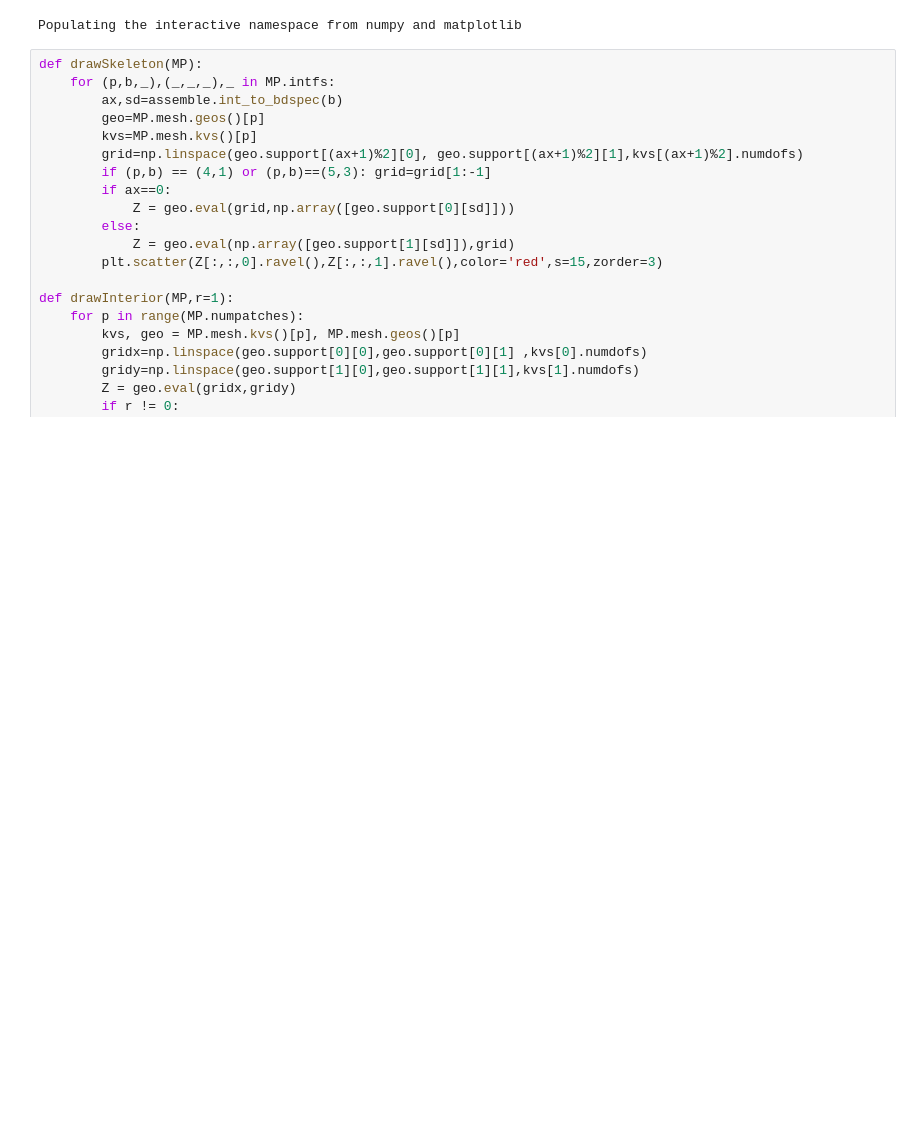
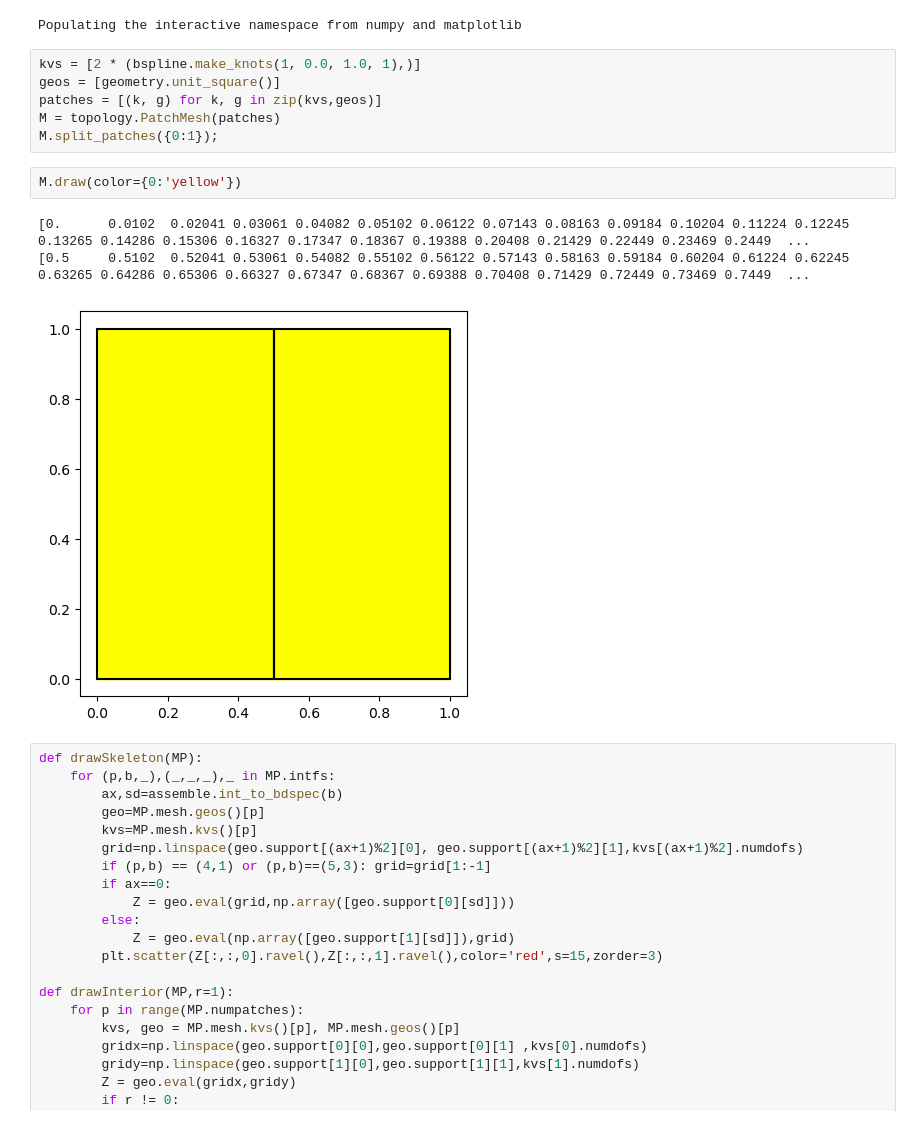
Before and after one commit to c-f-h/pyiga, a Jupyter notebook: notebooks/Test.ipynb, the cells around one changed output. Cells and saved outputs as stored; diff of their text form; blank space fills up the shorter version.

```diff
--- a/notebooks/Test.ipynb
+++ b/notebooks/Test.ipynb
@@ -16,6 +16,18 @@ numpy.set_printoptions(linewidth=100000)
 numpy.set_printoptions(precision=5)
 # %% [output]
 Populating the interactive namespace from numpy and matplotlib
+# %%
+kvs = [2 * (bspline.make_knots(1, 0.0, 1.0, 1),)]
+geos = [geometry.unit_square()]
+patches = [(k, g) for k, g in zip(kvs,geos)]
+M = topology.PatchMesh(patches)
+M.split_patches({0:1});
+# %%
+M.draw(color={0:'yellow'})
+# %% [output]
+[0.      0.0102  0.02041 0.03061 0.04082 0.05102 0.06122 0.07143 0.08163 0.09184 0.10204 0.11224 0.12245 0.13265 0.14286 0.15306 0.16327 0.17347 0.18367 0.19388 0.20408 0.21429 0.22449 0.23469 0.2449  ...
+[0.5     0.5102  0.52041 0.53061 0.54082 0.55102 0.56122 0.57143 0.58163 0.59184 0.60204 0.61224 0.62245 0.63265 0.64286 0.65306 0.66327 0.67347 0.68367 0.69388 0.70408 0.71429 0.72449 0.73469 0.7449  ...
+[figure, added]
 # %%
 def drawSkeleton(MP):
     for (p,b,_),(_,_,_),_ in MP.intfs:
```
Also changed, not shown: 4 other files.
